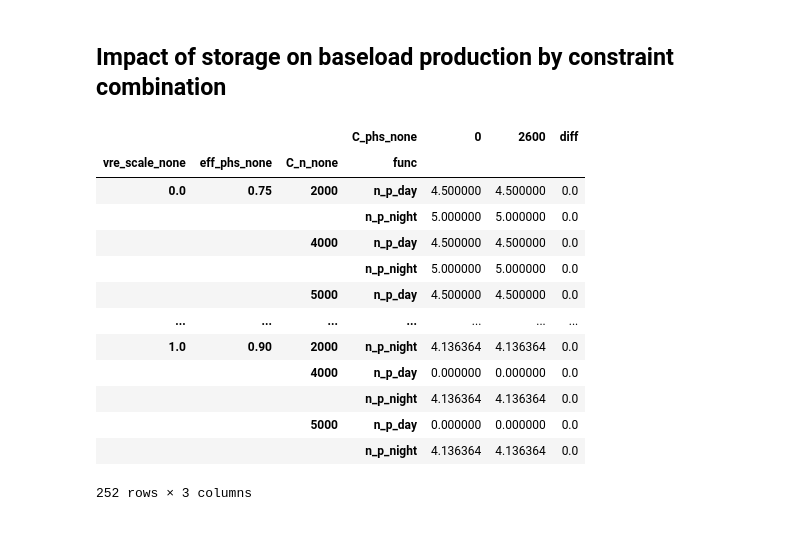
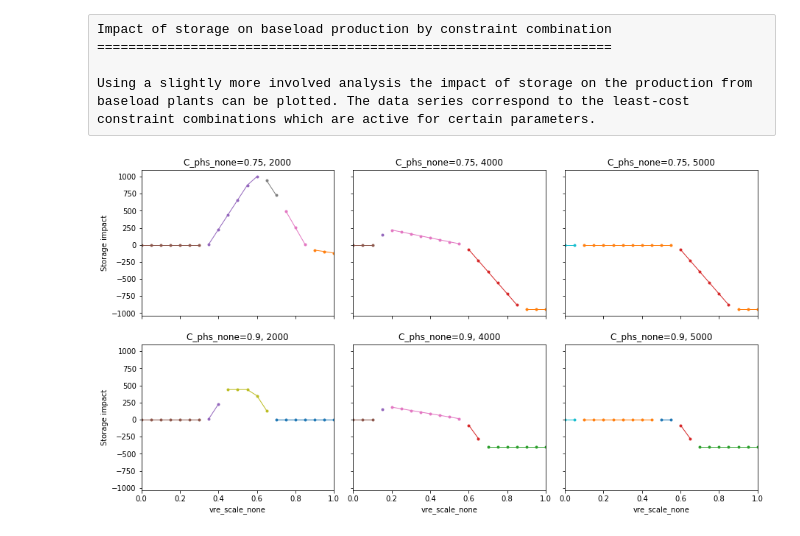
Before and after one commit to mcsoini/symenergy, a Jupyter notebook: examples/example_constant.ipynb, the cells around one changed output. Saved outputs shown, nothing was run; the diff lists cells and outputs as text; code cells hidden in the pictures.

```diff
--- a/examples/example_constant.ipynb
+++ b/examples/example_constant.ipynb
@@ -213,33 +269,37 @@ leg = ax.legend(ncol=3)
-# %% [markdown]
-## Impact of storage on baseload production by constraint combination
+# %% [raw]
+Impact of storage on baseload production by constraint combination
+==================================================================
+
+Using a slightly more involved analysis the impact of storage on the production from baseload plants can be plotted. The data series correspond to the least-cost constraint combinations which are active for certain parameters.
 # %%
 df = ev.df_exp
 df = df.loc[df.func.str.contains('n_p_')
            & df.is_optimum.isin([True])
            & -df.slot.isin(['global'])]
 
-df.head(5)
-
 dfdiff = df.pivot_table(index=[x for x in ev.x_name if not x in ['E_phs_none', 'C_phs_none']] + ['func'],
                         values='lambd', columns='C_phs_none')
-dfdiff['diff'] = dfdiff[2600] - dfdiff[0]
-#
-#dfcc = df.loc[df.C_phs_none == 2600].set_index(dfdiff.index.names)['idx']
-#dfdiff = dfdiff.reset_index().join(dfcc, on=dfdiff.index.names)
+dfdiff['diff'] = dfdiff[2500] - dfdiff[0]
 
-dfdiff
+dfcc = df.loc[df.C_phs_none == 2500].set_index(dfdiff.index.names)['idx']
+dfdiff = dfdiff.reset_index().join(dfcc, on=dfdiff.index.names)
+
+dfpv = dfdiff.pivot_table(index=['eff_phs_none', 'C_n_none', 'vre_scale_none'],
+                          columns='idx', values='diff')
+
+list_eff = dfpv.index.get_level_values('eff_phs_none').unique()
+list_c_n = dfpv.index.get_level_values('C_n_none').unique()
+
+fig, axarr = plt.subplots(len(list_eff), len(list_c_n), sharex=True, sharey=True,
+                          gridspec_kw={'wspace': 0.1,}, figsize=(15,8))
+
+for neff, eff in enumerate(list_eff):
+    for nc_n, c_n in enumerate(list_c_n):
+
+        ax = axarr[neff][nc_n] if isinstance(axarr, np.ndarray) else axarr
+        dfpv.loc[(eff, c_n)].plot(ax=ax, legend=False, marker='.',use_index=True, stacked=False, linewidth=1)
+
+        ax.set_title('C_phs_none=%s, %s'%(eff, c_n))
+        ax.set_ylabel('Storage impact')
 # %% [output]
-|  |  |  | C_phs_none | 0 | 2600 | diff |
-| vre_scale_none | eff_phs_none | C_n_none | func |  |  |  |
-| 0.0 | 0.75 | 2000 | n_p_day | 4.500000 | 4.500000 | 0.0 |
-|  |  |  | n_p_night | 5.000000 | 5.000000 | 0.0 |
-|  |  | 4000 | n_p_day | 4.500000 | 4.500000 | 0.0 |
-|  |  |  | n_p_night | 5.000000 | 5.000000 | 0.0 |
-|  |  | 5000 | n_p_day | 4.500000 | 4.500000 | 0.0 |
-| ... | ... | ... | ... | ... | ... | ... |
-| 1.0 | 0.90 | 2000 | n_p_night | 4.136364 | 4.136364 | 0.0 |
-|  |  | 4000 | n_p_day | 0.000000 | 0.000000 | 0.0 |
-|  |  |  | n_p_night | 4.136364 | 4.136364 | 0.0 |
-|  |  | 5000 | n_p_day | 0.000000 | 0.000000 | 0.0 |
-|  |  |  | n_p_night | 4.136364 | 4.136364 | 0.0 |
-252 rows × 3 columns
+[figure, added]
```
Also changed, not shown: parts of 40 cells of this notebook, 1 other file.
